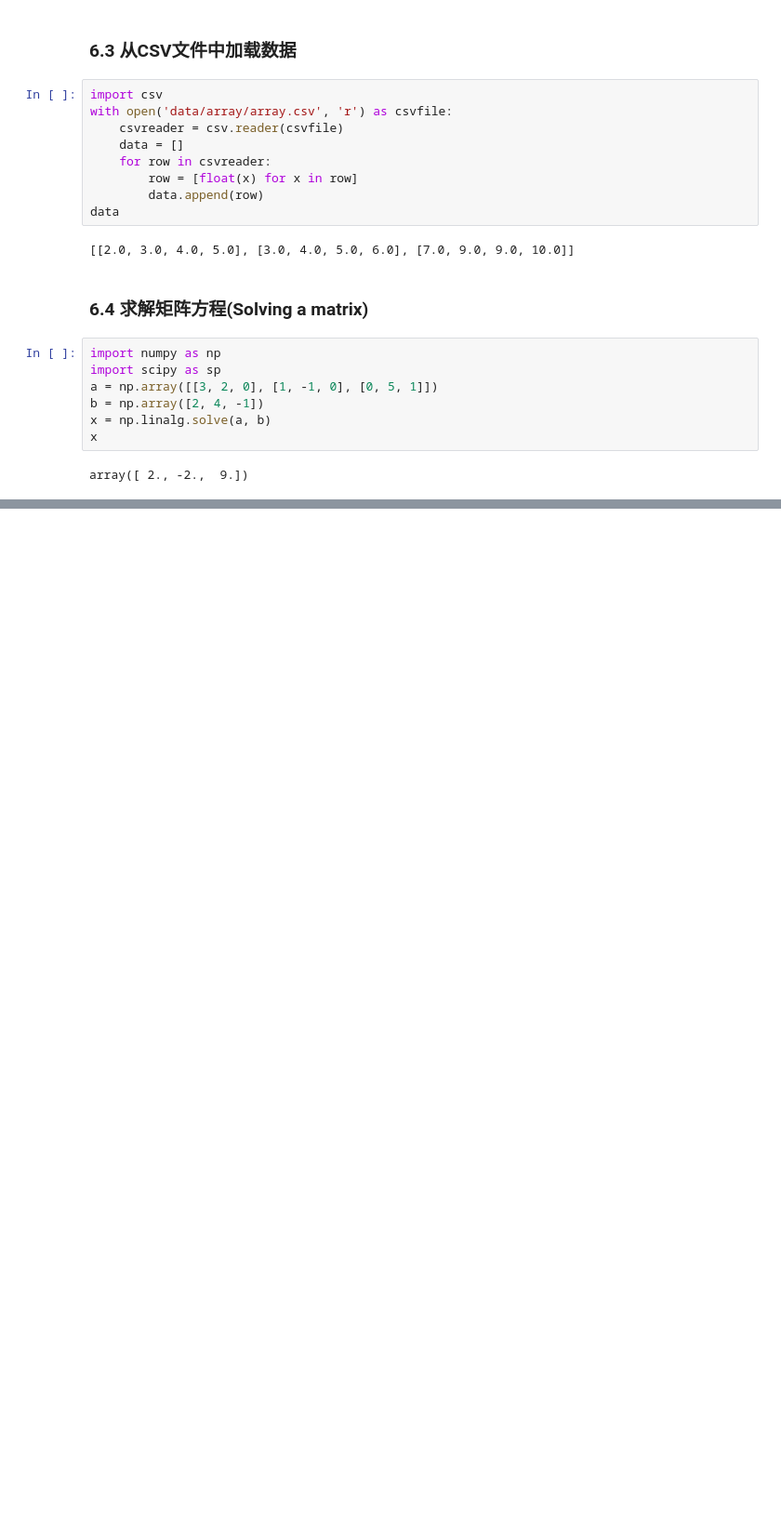
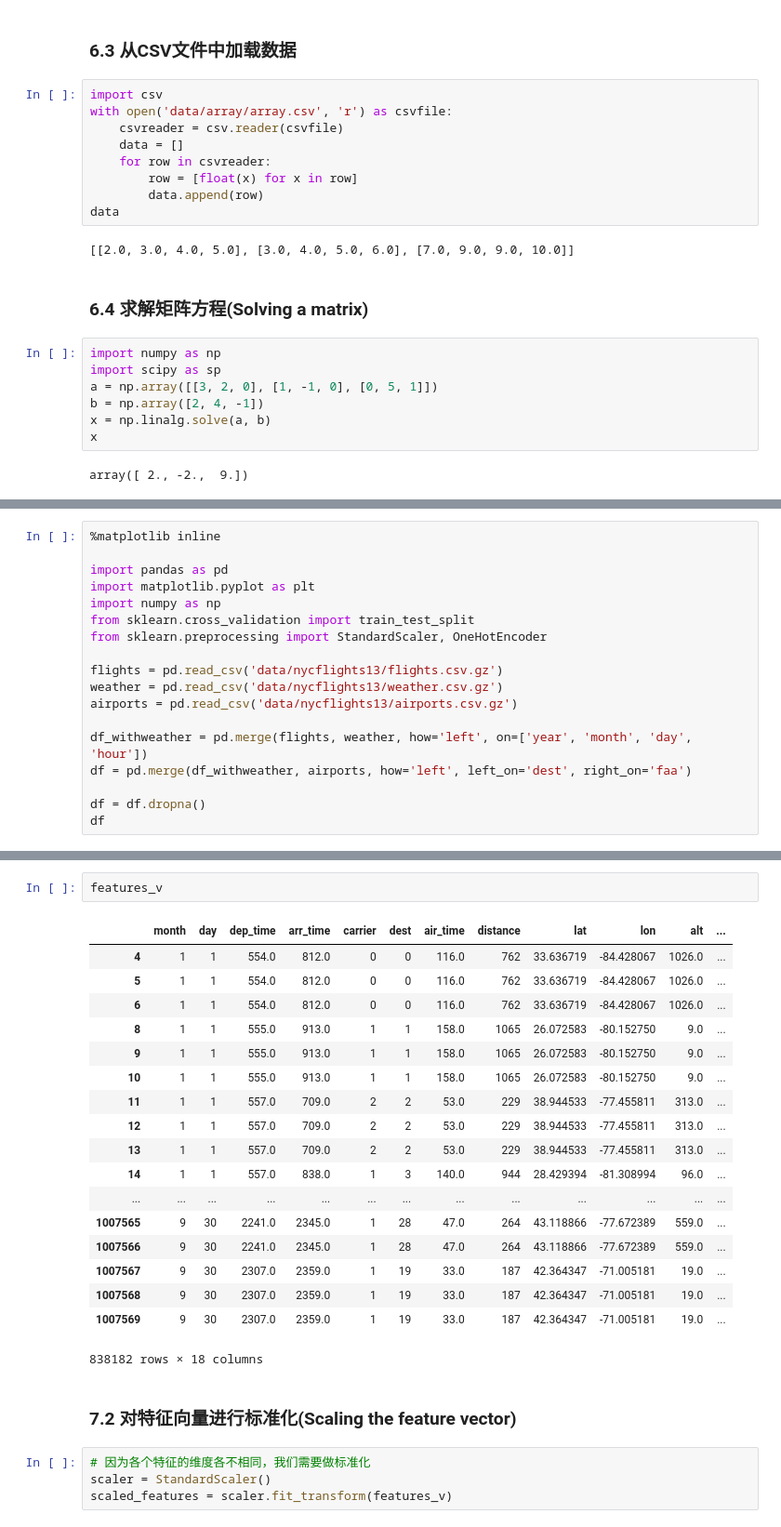
Before and after one commit to liulixiang1988/documents, a Jupyter notebook: Python数据科学101.ipynb, the cells around one changed output, grey strips where cells are left out. Shown at 93% size. Cells and saved outputs as stored; diff of their text form; blank space fills up the shorter version.

```diff
--- a/Python数据科学101.ipynb
+++ b/Python数据科学101.ipynb
@@ -478,0 +498,18 @@ array([ 2., -2.,  9.])
+# %%
+%matplotlib inline
+
+import pandas as pd
+import matplotlib.pyplot as plt
+import numpy as np
+from sklearn.cross_validation import train_test_split
+from sklearn.preprocessing import StandardScaler, OneHotEncoder
+
+flights = pd.read_csv('data/nycflights13/flights.csv.gz')
+weather = pd.read_csv('data/nycflights13/weather.csv.gz')
+airports = pd.read_csv('data/nycflights13/airports.csv.gz')
+
+df_withweather = pd.merge(flights, weather, how='left', on=['year', 'month', 'day', 'hour'])
+df = pd.merge(df_withweather, airports, how='left', left_on='dest', right_on='faa')
+
+df = df.dropna()
+df
@@ -478,0 +552,27 @@ array([ 2., -2.,  9.])
+# %%
+features_v
+# %% [output]
+|  | month | day | dep_time | arr_time | carrier | dest | air_time | distance | lat | lon | alt | ... |
+| 4 | 1 | 1 | 554.0 | 812.0 | 0 | 0 | 116.0 | 762 | 33.636719 | -84.428067 | 1026.0 | ... |
+| 5 | 1 | 1 | 554.0 | 812.0 | 0 | 0 | 116.0 | 762 | 33.636719 | -84.428067 | 1026.0 | ... |
+| 6 | 1 | 1 | 554.0 | 812.0 | 0 | 0 | 116.0 | 762 | 33.636719 | -84.428067 | 1026.0 | ... |
+| 8 | 1 | 1 | 555.0 | 913.0 | 1 | 1 | 158.0 | 1065 | 26.072583 | -80.152750 | 9.0 | ... |
+| 9 | 1 | 1 | 555.0 | 913.0 | 1 | 1 | 158.0 | 1065 | 26.072583 | -80.152750 | 9.0 | ... |
+| 10 | 1 | 1 | 555.0 | 913.0 | 1 | 1 | 158.0 | 1065 | 26.072583 | -80.152750 | 9.0 | ... |
+| 11 | 1 | 1 | 557.0 | 709.0 | 2 | 2 | 53.0 | 229 | 38.944533 | -77.455811 | 313.0 | ... |
+| 12 | 1 | 1 | 557.0 | 709.0 | 2 | 2 | 53.0 | 229 | 38.944533 | -77.455811 | 313.0 | ... |
+| 13 | 1 | 1 | 557.0 | 709.0 | 2 | 2 | 53.0 | 229 | 38.944533 | -77.455811 | 313.0 | ... |
+| 14 | 1 | 1 | 557.0 | 838.0 | 1 | 3 | 140.0 | 944 | 28.429394 | -81.308994 | 96.0 | ... |
+| ... | ... | ... | ... | ... | ... | ... | ... | ... | ... | ... | ... | ... |
+| 1007565 | 9 | 30 | 2241.0 | 2345.0 | 1 | 28 | 47.0 | 264 | 43.118866 | -77.672389 | 559.0 | ... |
+| 1007566 | 9 | 30 | 2241.0 | 2345.0 | 1 | 28 | 47.0 | 264 | 43.118866 | -77.672389 | 559.0 | ... |
+| 1007567 | 9 | 30 | 2307.0 | 2359.0 | 1 | 19 | 33.0 | 187 | 42.364347 | -71.005181 | 19.0 | ... |
+| 1007568 | 9 | 30 | 2307.0 | 2359.0 | 1 | 19 | 33.0 | 187 | 42.364347 | -71.005181 | 19.0 | ... |
+| 1007569 | 9 | 30 | 2307.0 | 2359.0 | 1 | 19 | 33.0 | 187 | 42.364347 | -71.005181 | 19.0 | ... |
+838182 rows × 18 columns
+# %% [markdown]
+### 7.2 对特征向量进行标准化(Scaling the feature vector)
+# %%
+# 因为各个特征的维度各不相同，我们需要做标准化
+scaler = StandardScaler()
+scaled_features = scaler.fit_transform(features_v)
```
Also changed, not shown: parts of 26 cells of this notebook.
